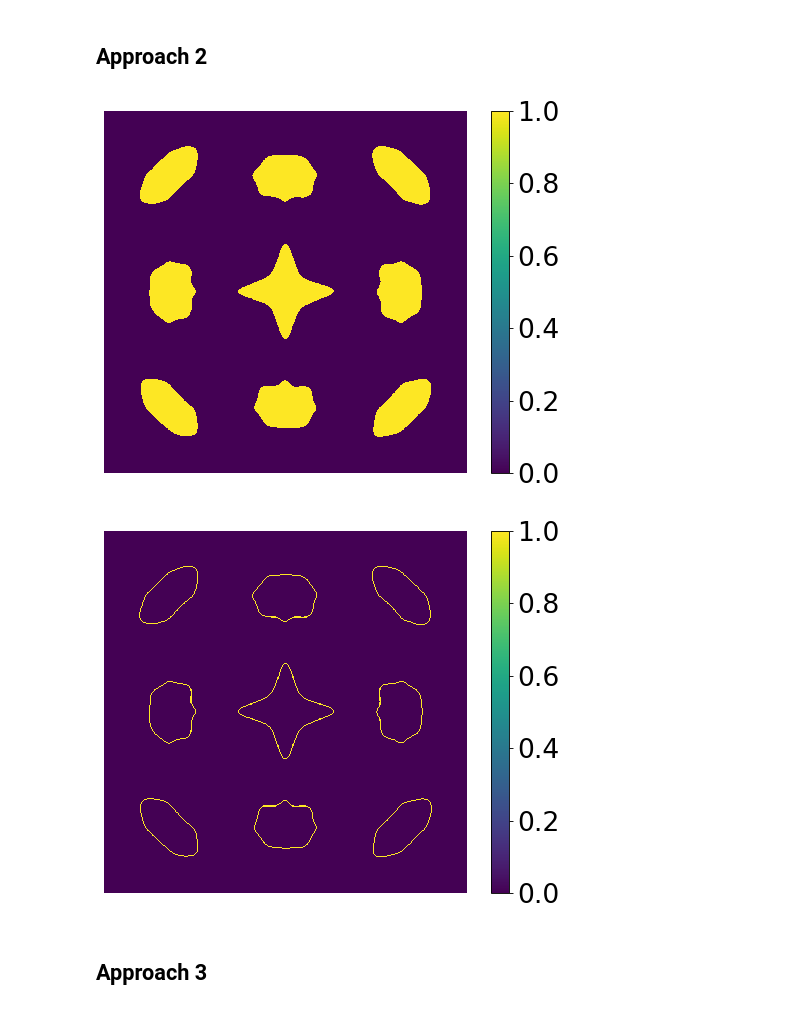
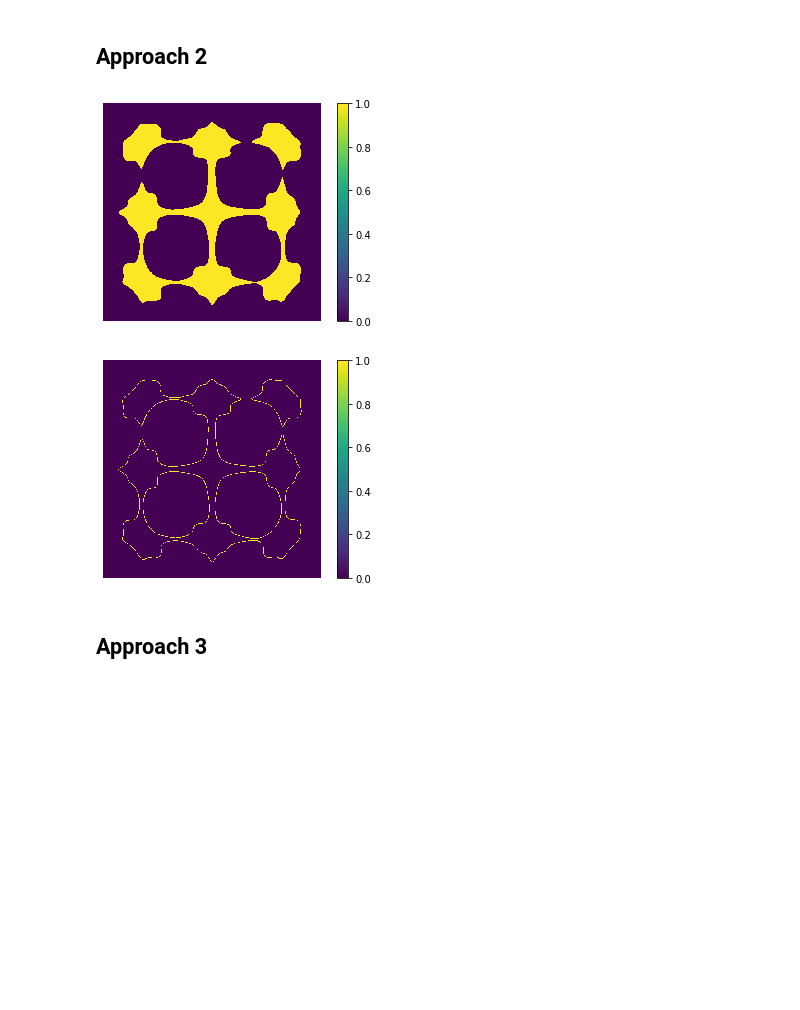
Before and after one commit to auag92/collision, a Jupyter notebook: nbks-SAED-image-analysis.ipynb, the cells around one changed output. Saved outputs shown, nothing was run; the diff lists cells and outputs as text; code cells hidden in the pictures; blank space fills up the shorter version.

```diff
--- a/nbks-SAED-image-analysis.ipynb
+++ b/nbks-SAED-image-analysis.ipynb
@@ -171,19 +171,19 @@ plt.show()
 # %% [markdown]
 ## Approach 2
 # %%
-ix = 0
+ix = -1
 f_saed = "{}/Cu_ACC_{}_1024_saed.pkl".format(folder_saed, runs[ix])
 img = utils.load_file(f_saed)
 img_log = np.log10(img)
 
 
 img_bw = compose(thresh(h=0.6), blur(sigma=10), slicer)(img_log)
 img_ed = compose(sobel)(img_bw)
 plot.draw_2d(img_bw*1)
 plot.draw_2d((img_ed>0.5)*1)
 # %% [output]
-[figure, old version]
+[figure, new version]
-[figure, old version]
+[figure, new version]
 # %% [markdown]
 ## Approach 3
 # %%
```
Also changed, not shown: parts of 1 cell of this notebook, 31 other files.
